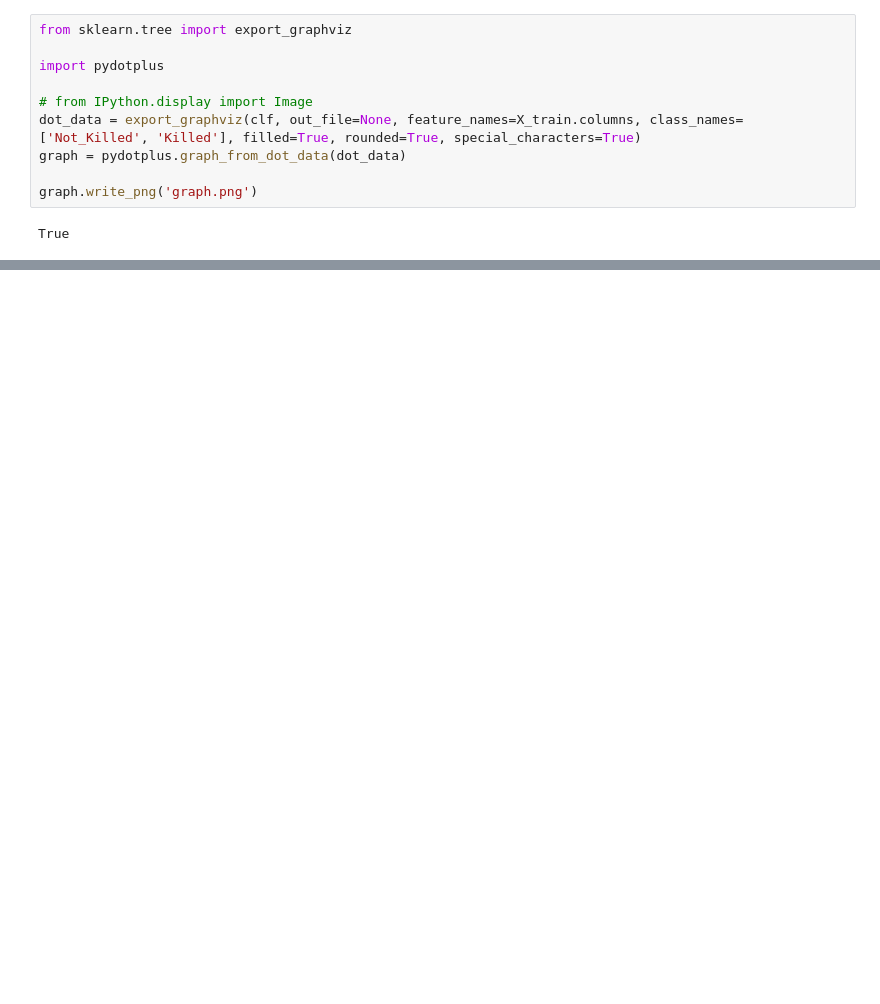
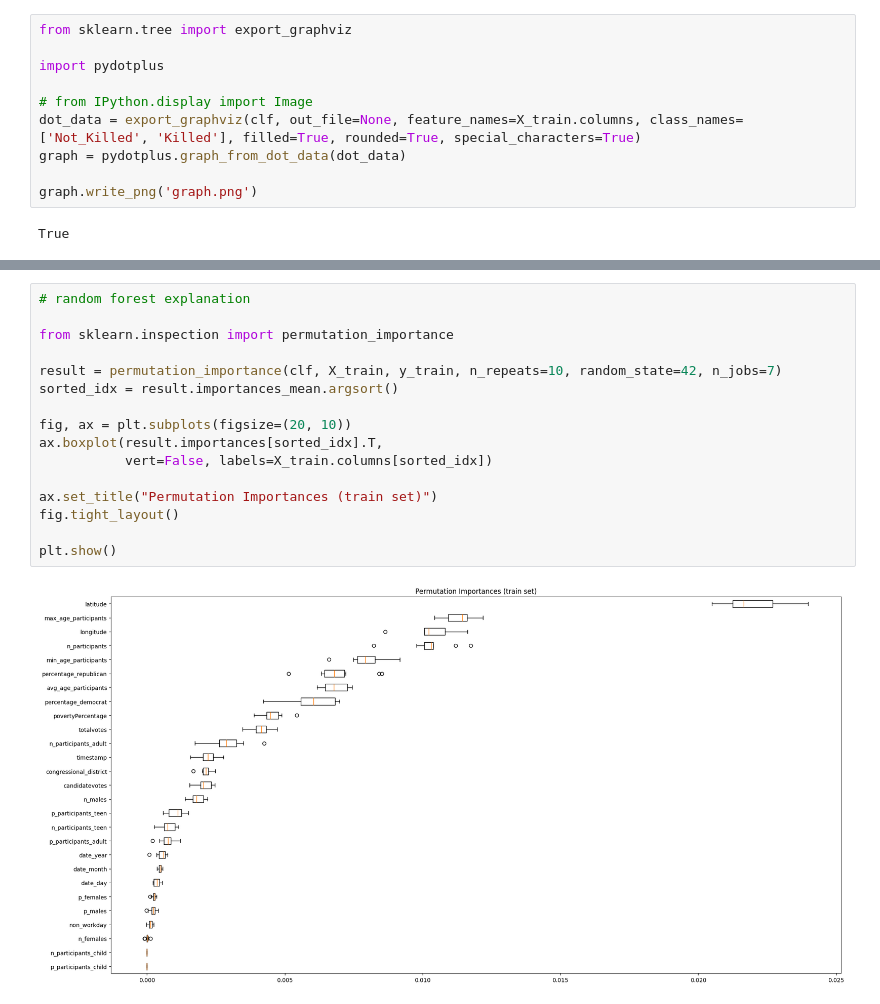
Before and after one commit to gentannipea/DataMining-2023, a Jupyter notebook: notebooks/Classification.ipynb, the cells around one changed output, grey strips where cells are left out. Cells and saved outputs as stored; diff of their text form; blank space fills up the shorter version.

```diff
--- a/notebooks/Classification.ipynb
+++ b/notebooks/Classification.ipynb
@@ -246,3 +288,21 @@ True
+# %%
+# random forest explanation
+
+from sklearn.inspection import permutation_importance
+
+result = permutation_importance(clf, X_train, y_train, n_repeats=10, random_state=42, n_jobs=7)
+sorted_idx = result.importances_mean.argsort()
+
+fig, ax = plt.subplots(figsize=(20, 10))
+ax.boxplot(result.importances[sorted_idx].T,
+           vert=False, labels=X_train.columns[sorted_idx])
+
+ax.set_title("Permutation Importances (train set)")
+fig.tight_layout()
+
+plt.show()
+# %% [output]
+[figure, added]
 # %%
 import torch
 import torch.nn as nn
```
Also changed, not shown: parts of 11 cells of this notebook, 1 other file.
